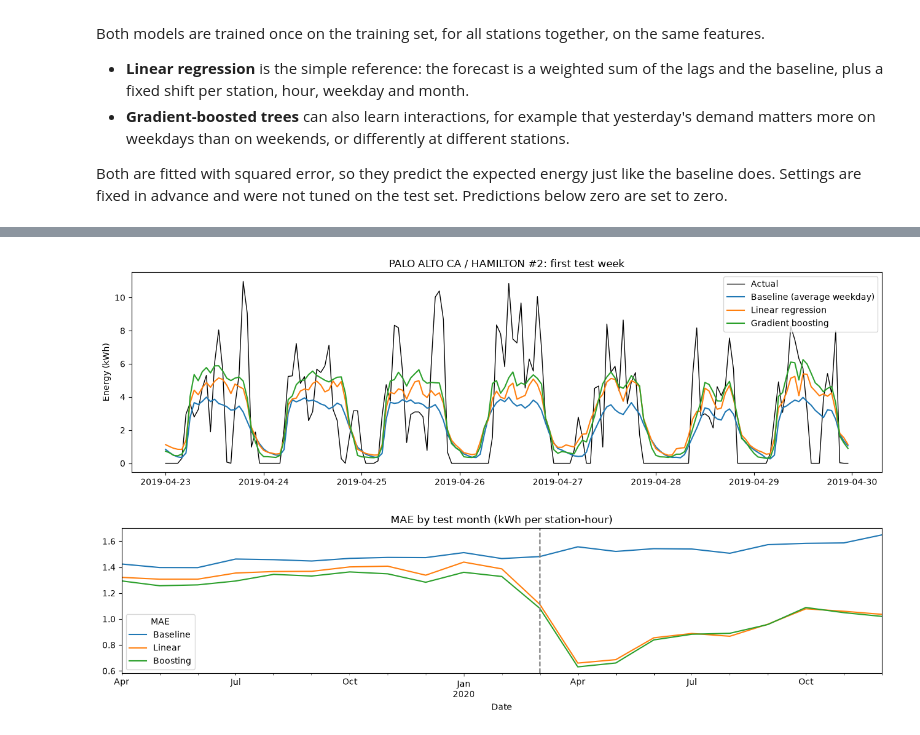
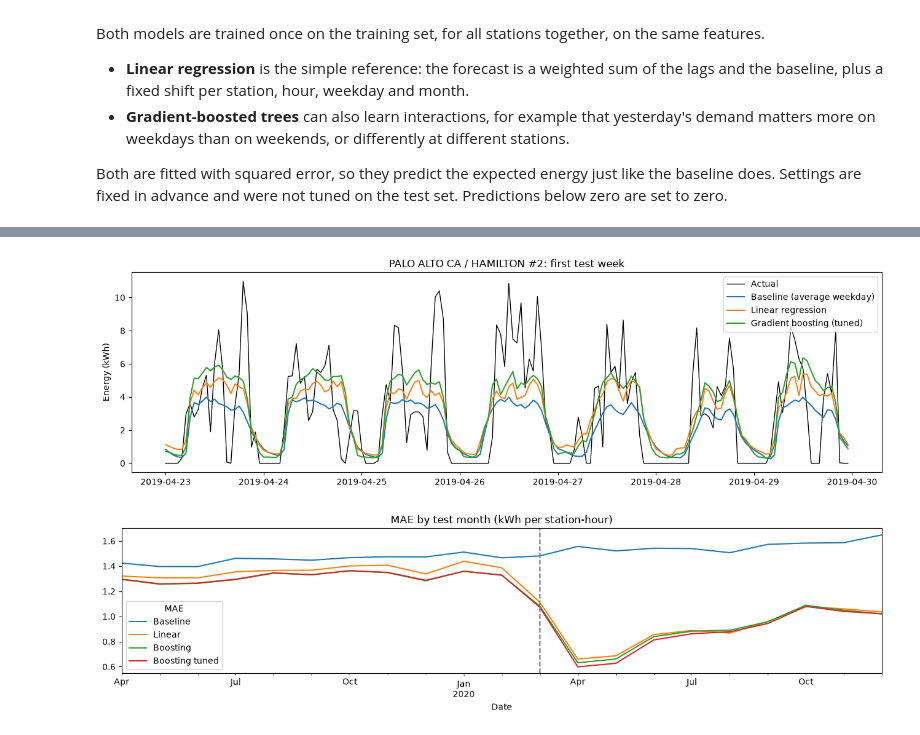
Before and after one commit to dumitritamacarenco/Introduction-to-Business-Analytics---Project-, a Jupyter notebook: task2_prediction.ipynb, the cells around one changed output, grey strips where cells are left out. Cells and saved outputs as stored; diff of their text form; code cells hidden in the pictures.

```diff
--- a/task2_prediction.ipynb
+++ b/task2_prediction.ipynb
@@ -342,0 +366,22 @@ Trained on 1062214 station-hours, predicted 454108
+# %%
+# Split the training period in time: fit on the first 80%, validate on the last 20%
+train_dates = features.loc[is_train, "Date"]
+VALIDATION_START = train_dates.quantile(0.80).normalize()
+
+# For tuning, the baseline feature may only know the fit part, not the validation slice
+fit_part_of_train = train[train["Date"] < VALIDATION_START]
+tuning_features = build_features(panel, fit_baseline(fit_part_of_train))
+
+has_target = tuning_features[TARGET].notna()
+in_fit = has_target & (tuning_features["Date"] < VALIDATION_START)
+in_validation = has_target & (tuning_features["Date"] >= VALIDATION_START) & (tuning_features["Date"] < CUTOFF)
+
+X_fit = tuning_features.loc[in_fit, FEATURES]
+y_fit = tuning_features.loc[in_fit, TARGET]
+X_validation = tuning_features.loc[in_validation, FEATURES]
+y_validation = tuning_features.loc[in_validation, TARGET].to_numpy()
+
+print(f"Fit part       : {tuning_features.loc[in_fit, 'Date'].min().date()} to {tuning_features.loc[in_fit, 'Date'].max().date()}, {in_fit.sum()} station-hours")
+print(f"Validation part: {VALIDATION_START.date()} to {tuning_features.loc[in_validation, 'Date'].max().date()}, {in_validation.sum()} station-hours")
+
+assert tuning_features.loc[in_validation, "Date"].max() < CUTOFF, "the validation slice must not touch the test set"
@@ -342,0 +459,18 @@ Trained on 1062214 station-hours, predicted 454108
+# %%
+best = tuning_table.iloc[0]
+print("Chosen settings:")
+print(best[["Loss", "Leaves", "Min rows per leaf", "Best trees"]].to_string())
+
+# Refit the chosen settings on the whole training period, then predict the same test rows as before
+tuned_model = HistGradientBoostingRegressor(
+    loss=best["Loss"],
+    max_leaf_nodes=int(best["Leaves"]),
+    min_samples_leaf=int(best["Min rows per leaf"]),
+    learning_rate=LEARNING_RATE,
+    max_iter=int(best["Best trees"]),
+    early_stopping=False,
+    categorical_features=["Station"],
+    random_state=0,
+)
+tuned_model.fit(X_train, y_train)
+scored["Boosting tuned"] = tuned_model.predict(X_test).clip(min=0)
@@ -345,5 +485,5 @@ Trained on 1062214 station-hours, predicted 454108
 # %%
-FORECASTS = ["Baseline", "Linear", "Boosting"]
+FORECASTS = ["Baseline", "Linear", "Boosting", "Boosting tuned"]
 
 
 def score_forecasts(rows):
@@ -450,30 +597,30 @@ Boosting     0.310  1.091
 # %%
 # Same station and week as in 2.3, now with the models
 first_week = scored[
     (scored["Station Name"] == busiest_station)
     & (scored["Date"] < CUTOFF + 7 * ONE_DAY)
 ]
 week_hours = first_week["Hour"].dt.tz_convert(LOCAL_TZ)
 
 plt.figure(figsize=(13, 4))
 plt.plot(week_hours, first_week[TARGET], label="Actual", color="black", linewidth=1)
 plt.plot(week_hours, first_week["Baseline"], label="Baseline (average weekday)")
 plt.plot(week_hours, first_week["Linear"], label="Linear regression")
-plt.plot(week_hours, first_week["Boosting"], label="Gradient boosting")
+plt.plot(week_hours, first_week["Boosting tuned"], label="Gradient boosting (tuned)")
 plt.title(f"{busiest_station}: first test week")
 plt.ylabel("Energy (kWh)")
 plt.legend()
 plt.tight_layout()
 plt.show()
 
 # Error per month of the test period (the last month is a single day, so it is left out)
 mae_by_month = scored.groupby(scored["Date"].dt.to_period("M"))[[TARGET] + FORECASTS].apply(
     lambda rows: score_forecasts(rows)["MAE"]
 )
 mae_by_month.iloc[:-1].plot(figsize=(13, 3.5), title="MAE by test month (kWh per station-hour)")
 plt.axvline(pd.Period("2020-03", "M"), color="grey", linestyle="--")
 plt.tight_layout()
 plt.show()
 # %% [output]
-[figure, old version]
+[figure, new version]
-[figure, old version]
+[figure, new version]
```
Also changed, not shown: parts of 16 cells of this notebook.
